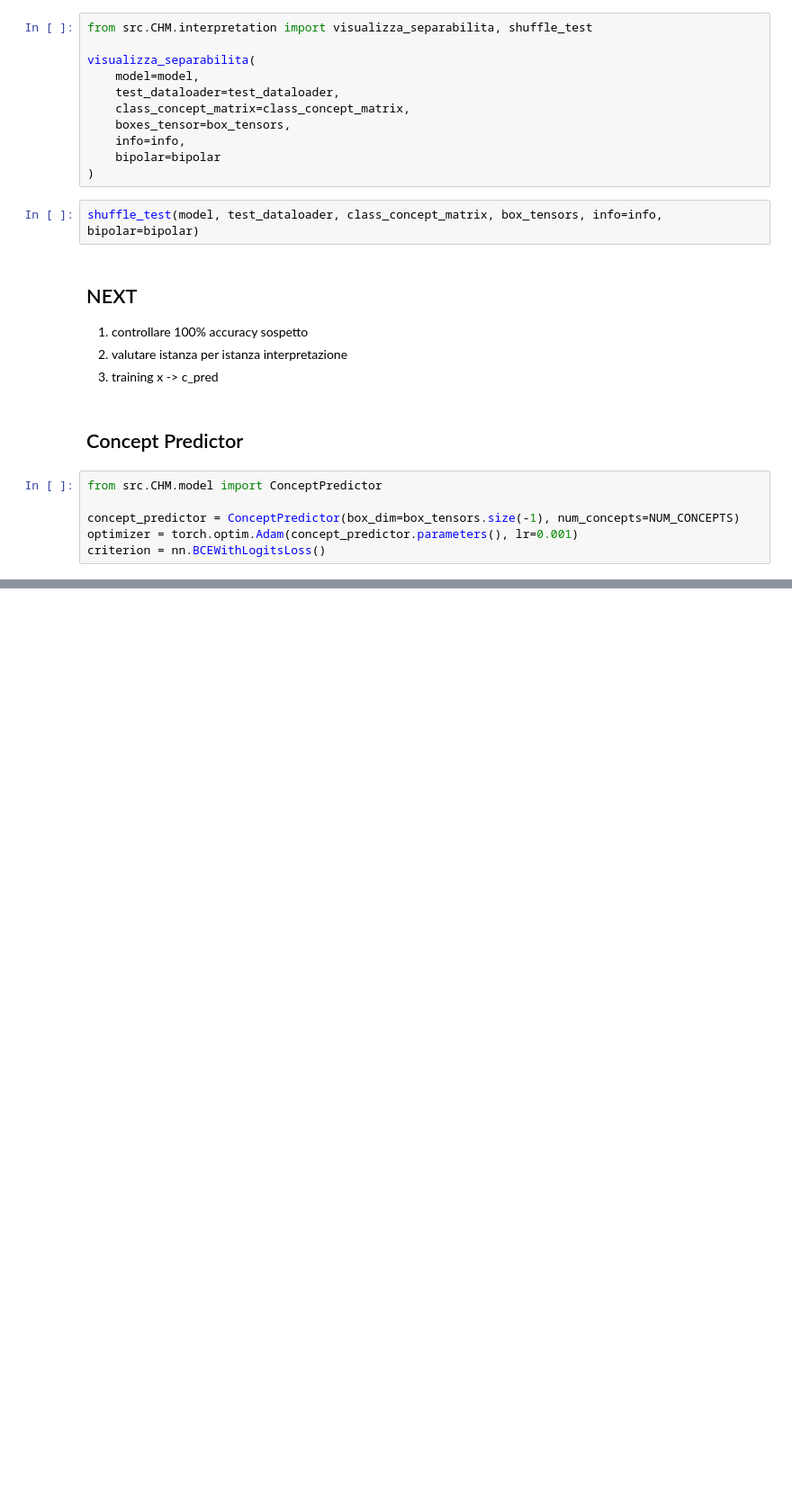
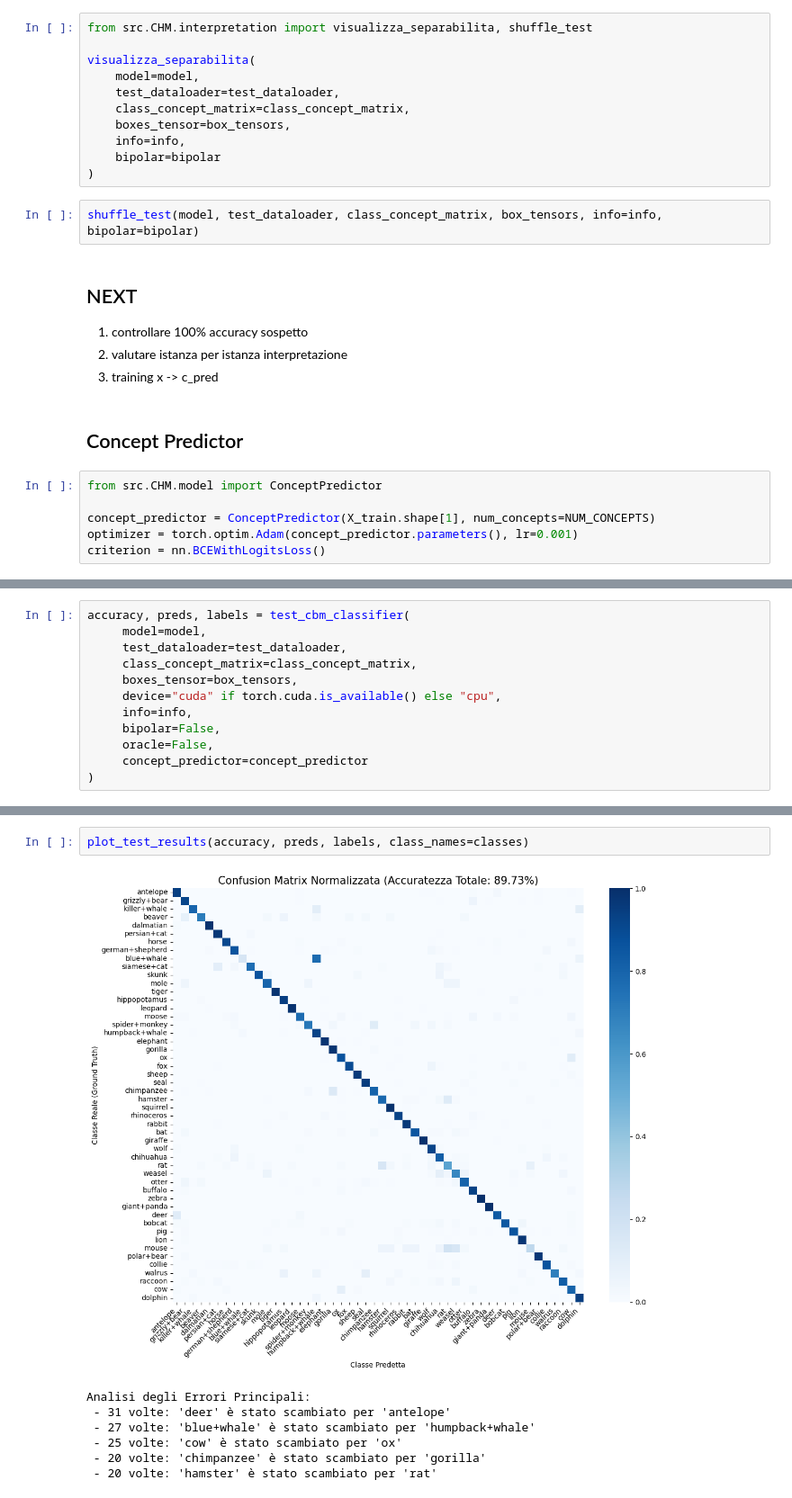
Before and after one commit to stefano-gamba/BoxEmbeddingCBM, a Jupyter notebook: notebooks/independent_training.ipynb, the cells around one changed output, grey strips where cells are left out. Shown at 90% size. Saved outputs shown, nothing was run; the diff lists cells and outputs as text; blank space fills up the shorter version.

Commit message:
independent training

```diff
--- a/notebooks/independent_training.ipynb
+++ b/notebooks/independent_training.ipynb
@@ -515,7 +507,7 @@ shuffle_test(model, test_dataloader, class_concept_matrix, box_tensors, info=inf
 # %%
 from src.CHM.model import ConceptPredictor
 
-concept_predictor = ConceptPredictor(box_dim=box_tensors.size(-1), num_concepts=NUM_CONCEPTS)
+concept_predictor = ConceptPredictor(X_train.shape[1], num_concepts=NUM_CONCEPTS)
 optimizer = torch.optim.Adam(concept_predictor.parameters(), lr=0.001)
 criterion = nn.BCEWithLogitsLoss()
 # %%
@@ -533,0 +547,12 @@ history = train_concept_predictor(
+# %%
+accuracy, preds, labels = test_cbm_classifier(
+     model=model,
+     test_dataloader=test_dataloader,
+     class_concept_matrix=class_concept_matrix,
+     boxes_tensor=box_tensors,
+     device="cuda" if torch.cuda.is_available() else "cpu",
+     info=info,
+     bipolar=False,
+     oracle=False,
+     concept_predictor=concept_predictor
+)
@@ -533,0 +577,10 @@ history = train_concept_predictor(
+# %%
+plot_test_results(accuracy, preds, labels, class_names=classes)
+# %% [output]
+[figure, added]
+Analisi degli Errori Principali:
+ - 31 volte: 'deer' è stato scambiato per 'antelope'
+ - 27 volte: 'blue+whale' è stato scambiato per 'humpback+whale'
+ - 25 volte: 'cow' è stato scambiato per 'ox'
+ - 20 volte: 'chimpanzee' è stato scambiato per 'gorilla'
+ - 20 volte: 'hamster' è stato scambiato per 'rat'
```
Also changed, not shown: parts of 13 cells of this notebook, 2 other files.
